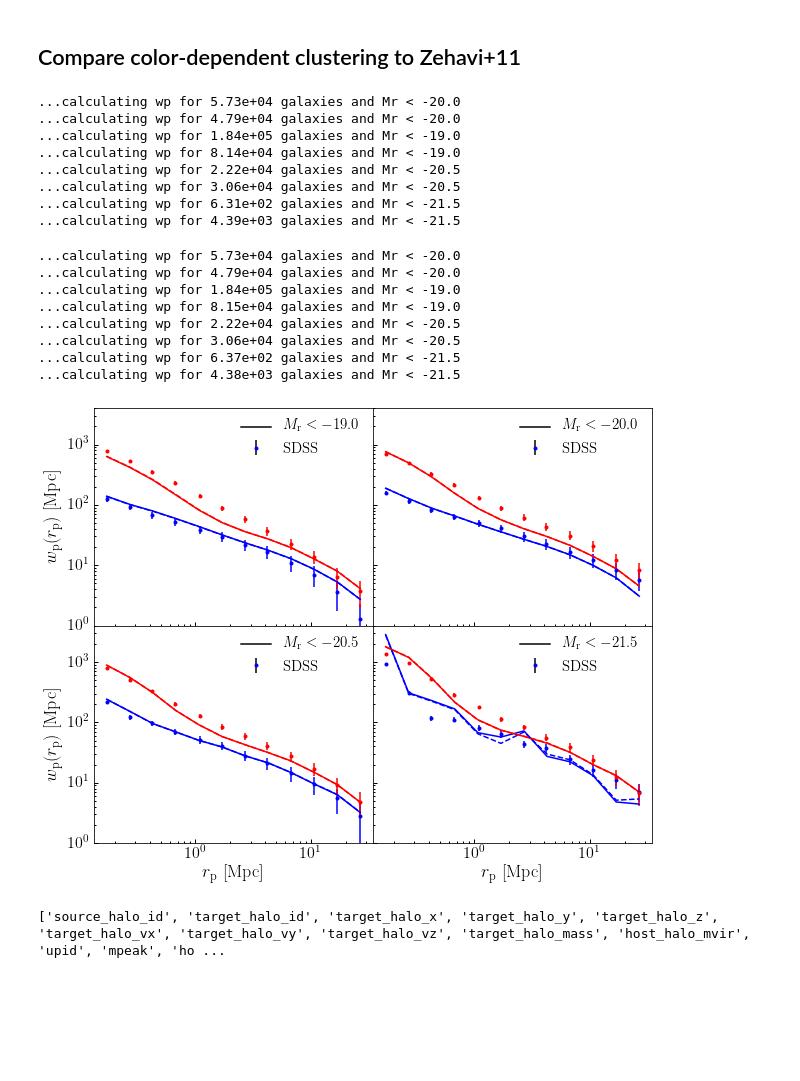
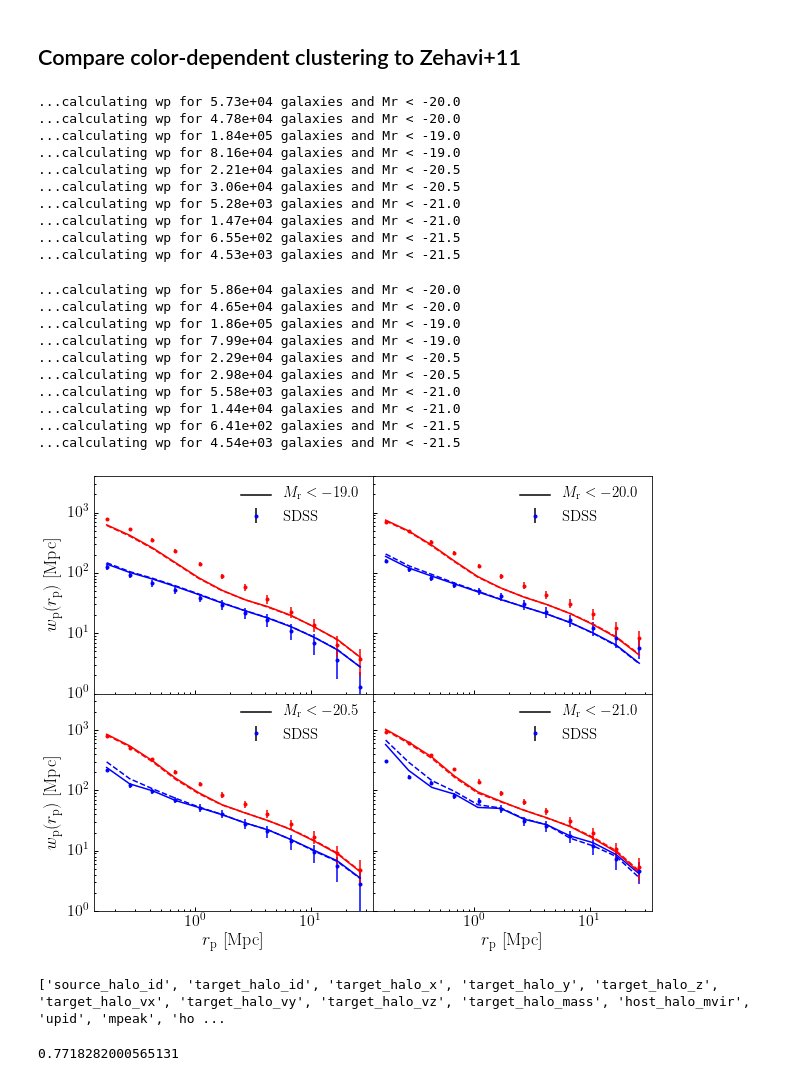
Before and after one commit to LSSTDESC/cosmodc2, a Jupyter notebook: notebooks/v4_color_calibration_snapshots.ipynb, the cells around one changed output. Saved outputs shown, nothing was run; the diff lists cells and outputs as text; code cells hidden in the pictures; blank space fills up the shorter version.

```diff
--- a/notebooks/v4_color_calibration_snapshots.ipynb
+++ b/notebooks/v4_color_calibration_snapshots.ipynb
@@ -398,6 +406,9 @@ wp_red20p0, wperr_red20p0 = zehavi11_clustering(-20, subsample='red')
 wp_blue20p5, wperr_blue20p5 = zehavi11_clustering(-20.5, subsample='blue')
 wp_red20p5, wperr_red20p5 = zehavi11_clustering(-20.5, subsample='red')
 
+wp_blue21p0, wperr_blue21p0 = zehavi11_clustering(-21, subsample='blue')
+wp_red21p0, wperr_red21p0 = zehavi11_clustering(-21, subsample='red')
+
 wp_blue21p5, wperr_blue21p5 = zehavi11_clustering(-21.5, subsample='blue')
 wp_red21p5, wperr_red21p5 = zehavi11_clustering(-21.5, subsample='red')
 # %%
@@ -432,6 +443,14 @@ rp_mids, wp_v4_20p5_red = zehavi_wp(x, y, z, vz,
             period, magr, -20.5, protoDC2_littleh,
             subsample='red', gr_colors=mock['new_um_gr_rest'])
 
+rp_mids, wp_v4_21p0_blue = zehavi_wp(x, y, z, vz,
+            period, magr, -21.0, protoDC2_littleh,
+            subsample='blue', gr_colors=mock['new_um_gr_rest'])
+
+rp_mids, wp_v4_21p0_red = zehavi_wp(x, y, z, vz,
+            period, magr, -21.0, protoDC2_littleh,
+            subsample='red', gr_colors=mock['new_um_gr_rest'])
+
 rp_mids, wp_v4_21p5_blue = zehavi_wp(x, y, z, vz,
             period, magr, -21.5, protoDC2_littleh,
             subsample='blue', gr_colors=mock['new_um_gr_rest'])
@@ -441,13 +460,15 @@ rp_mids, wp_v4_21p5_red = zehavi_wp(x, y, z, vz,
             subsample='red', gr_colors=mock['new_um_gr_rest'])
 # %% [output]
 ...calculating wp for 5.73e+04 galaxies and Mr < -20.0
-...calculating wp for 4.79e+04 galaxies and Mr < -20.0
+...calculating wp for 4.78e+04 galaxies and Mr < -20.0
 ...calculating wp for 1.84e+05 galaxies and Mr < -19.0
-...calculating wp for 8.14e+04 galaxies and Mr < -19.0
-...calculating wp for 2.22e+04 galaxies and Mr < -20.5
+...calculating wp for 8.16e+04 galaxies and Mr < -19.0
+...calculating wp for 2.21e+04 galaxies and Mr < -20.5
 ...calculating wp for 3.06e+04 galaxies and Mr < -20.5
-...calculating wp for 6.31e+02 galaxies and Mr < -21.5
-...calculating wp for 4.39e+03 galaxies and Mr < -21.5
+...calculating wp for 5.28e+03 galaxies and Mr < -21.0
+...calculating wp for 1.47e+04 galaxies and Mr < -21.0
+...calculating wp for 6.55e+02 galaxies and Mr < -21.5
+...calculating wp for 4.53e+03 galaxies and Mr < -21.5
 # %%
 from cosmodc2.mock_diagnostics import zehavi_wp
 
@@ -480,6 +501,14 @@ rp_mids, wp_v4b_20p5_red = zehavi_wp(x, y, z, vz,
             period, magr, -20.5, protoDC2_littleh,
             subsample='red', gr_colors=mock['new2_um_gr_rest'])
 
+rp_mids, wp_v4b_21p0_blue = zehavi_wp(x, y, z, vz,
+            period, magr, -21.0, protoDC2_littleh,
+            subsample='blue', gr_colors=mock['new2_um_gr_rest'])
+
+rp_mids, wp_v4b_21p0_red = zehavi_wp(x, y, z, vz,
+            period, magr, -21.0, protoDC2_littleh,
+            subsample='red', gr_colors=mock['new2_um_gr_rest'])
+
 rp_mids, wp_v4b_21p5_blue = zehavi_wp(x, y, z, vz,
             period, magr, -21.5, protoDC2_littleh,
             subsample='blue', gr_colors=mock['new2_um_gr_rest'])
@@ -488,14 +517,16 @@ rp_mids, wp_v4b_21p5_red = zehavi_wp(x, y, z, vz,
             period, magr, -21.5, protoDC2_littleh,
             subsample='red', gr_colors=mock['new2_um_gr_rest'])
 # %% [output]
-...calculating wp for 5.73e+04 galaxies and Mr < -20.0
-...calculating wp for 4.79e+04 galaxies and Mr < -20.0
-...calculating wp for 1.84e+05 galaxies and Mr < -19.0
-...calculating wp for 8.15e+04 galaxies and Mr < -19.0
-...calculating wp for 2.22e+04 galaxies and Mr < -20.5
-...calculating wp for 3.06e+04 galaxies and Mr < -20.5
-...calculating wp for 6.37e+02 galaxies and Mr < -21.5
-...calculating wp for 4.38e+03 galaxies and Mr < -21.5
+...calculating wp for 5.86e+04 galaxies and Mr < -20.0
+...calculating wp for 4.65e+04 galaxies and Mr < -20.0
+...calculating wp for 1.86e+05 galaxies and Mr < -19.0
+...calculating wp for 7.99e+04 galaxies and Mr < -19.0
+...calculating wp for 2.29e+04 galaxies and Mr < -20.5
+...calculating wp for 2.98e+04 galaxies and Mr < -20.5
+...calculating wp for 5.58e+03 galaxies and Mr < -21.0
+...calculating wp for 1.44e+04 galaxies and Mr < -21.0
+...calculating wp for 6.41e+02 galaxies and Mr < -21.5
+...calculating wp for 4.54e+03 galaxies and Mr < -21.5
 # %%
 fig, _axes = plt.subplots(2, 2, figsize=(10, 8), sharex=True, sharey=True)
 fig.subplots_adjust(hspace=0)  #  smash top and bottom plots
@@ -524,41 +555,58 @@ __=ax2.plot(rp_mids, wp_v4_20p0_blue, color='blue', label=r'$M_{\rm r} < -20.0$'
 __=ax2.plot(rp_mids, wp_v4_20p0_red, color='red')
 __=ax2.plot(rp_mids, wp_v4b_20p0_blue, '--', color='blue')
 __=ax2.plot(rp_mids, wp_v4b_20p0_red, '--', color='red')
 
 __=ax3.errorbar(rp_zehavi, wp_blue20p5, np.sqrt(wperr_blue20p5),
                 fmt='.', color='blue', label=r'${\rm SDSS}$')
 __=ax3.errorbar(rp_zehavi, wp_red20p5, np.sqrt(wperr_red20p5),
                 fmt='.', color='red')
 __=ax3.plot(rp_mids, wp_v4_20p5_blue, color='blue', label=r'$M_{\rm r} < -20.5$')
 __=ax3.plot(rp_mids, wp_v4_20p5_red, color='red')
 __=ax3.plot(rp_mids, wp_v4b_20p5_blue, '--', color='blue')
 __=ax3.plot(rp_mids, wp_v4b_20p5_red, '--', color='red')
 
-__=ax4.errorbar(rp_zehavi, wp_blue21p5, np.sqrt(wperr_blue21p5),
+# __=ax4.errorbar(rp_zehavi, wp_blue21p5, np.sqrt(wperr_blue21p5),
+#                 fmt='.', color='blue', label=r'${\rm SDSS}$')
+# __=ax4.errorbar(rp_zehavi, wp_red21p5, np.sqrt(wperr_red21p5),
+#                 fmt='.', color='red')
+# __=ax4.plot(rp_mids, wp_v4_21p5_blue, color='blue', label=r'$M_{\rm r} < -21.5$')
+# __=ax4.plot(rp_mids, wp_v4_21p5_red, color='red')
+# __=ax4.plot(rp_mids, wp_v4b_21p5_blue, '--', color='blue')
+# __=ax4.plot(rp_mids, wp_v4b_21p5_red, '--', color='red')
+
+__=ax4.errorbar(rp_zehavi, wp_blue21p0, np.sqrt(wperr_blue21p0),
                 fmt='.', color='blue', label=r'${\rm SDSS}$')
-__=ax4.errorbar(rp_zehavi, wp_red21p5, np.sqrt(wperr_red21p5),
+__=ax4.errorbar(rp_zehavi, wp_red21p0, np.sqrt(wperr_red21p0),
                 fmt='.', color='red')
-__=ax4.plot(rp_mids, wp_v4_21p5_blue, color='blue', label=r'$M_{\rm r} < -21.5$')
-__=ax4.plot(rp_mids, wp_v4_21p5_red, color='red')
-__=ax4.plot(rp_mids, wp_v4b_21p5_blue, '--', color='blue')
-__=ax4.plot(rp_mids, wp_v4b_21p5_red, '--', color='red')
+__=ax4.plot(rp_mids, wp_v4_21p0_blue, color='blue', label=r'$M_{\rm r} < -21.0$')
+__=ax4.plot(rp_mids, wp_v4_21p0_red, color='red')
+__=ax4.plot(rp_mids, wp_v4b_21p0_blue, '--', color='blue')
+__=ax4.plot(rp_mids, wp_v4b_21p0_red, '--', color='red')
 
 
 xlabel3 = ax3.set_xlabel(r'${r_{\rm p}\ [{\rm Mpc}]}$')
 xlabel4 = ax4.set_xlabel(r'${r_{\rm p}\ [{\rm Mpc}]}$')
 
 ylabel1 = ax1.set_ylabel(r'$w_{\rm p}({r_{\rm p})\ [{\rm Mpc}]}$')
 ylabel3 = ax3.set_ylabel(r'$w_{\rm p}({r_{\rm p})\ [{\rm Mpc}]}$')
 
 for ax in axes:
     leg = ax.legend()
     leg.legendHandles[0].set_color('k')
     leg.legendHandles[1].set_color('k')
 
 ylim = ax1.set_ylim(1, 4000)
 # %% [output]
-[figure, old version]
+[figure, new version]
 # %%
 print(mock.keys())
 # %% [output]
 ['source_halo_id', 'target_halo_id', 'target_halo_x', 'target_halo_y', 'target_halo_z', 'target_halo_vx', 'target_halo_vy', 'target_halo_vz', 'target_halo_mass', 'host_halo_mvir', 'upid', 'mpeak', 'ho ...
+# %%
+mask = mock['new_um_mag_r_rest']<-21.5
+# mask *= mock['is_on_red_sequence_gr'] ==  False
+# np.count_nonzero(mask)
+
+np.mean(mock['is_on_red_sequence_gr'][mask])
+# %% [output]
+0.7718282000565131
```
Also changed, not shown: parts of 5 cells of this notebook, 2 other files.
